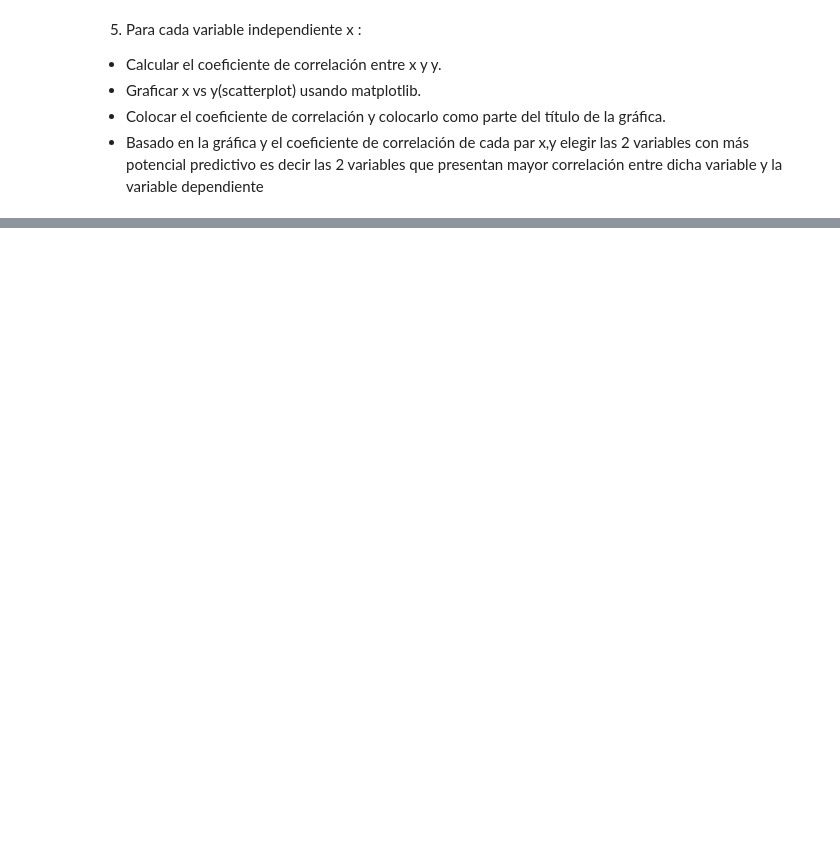
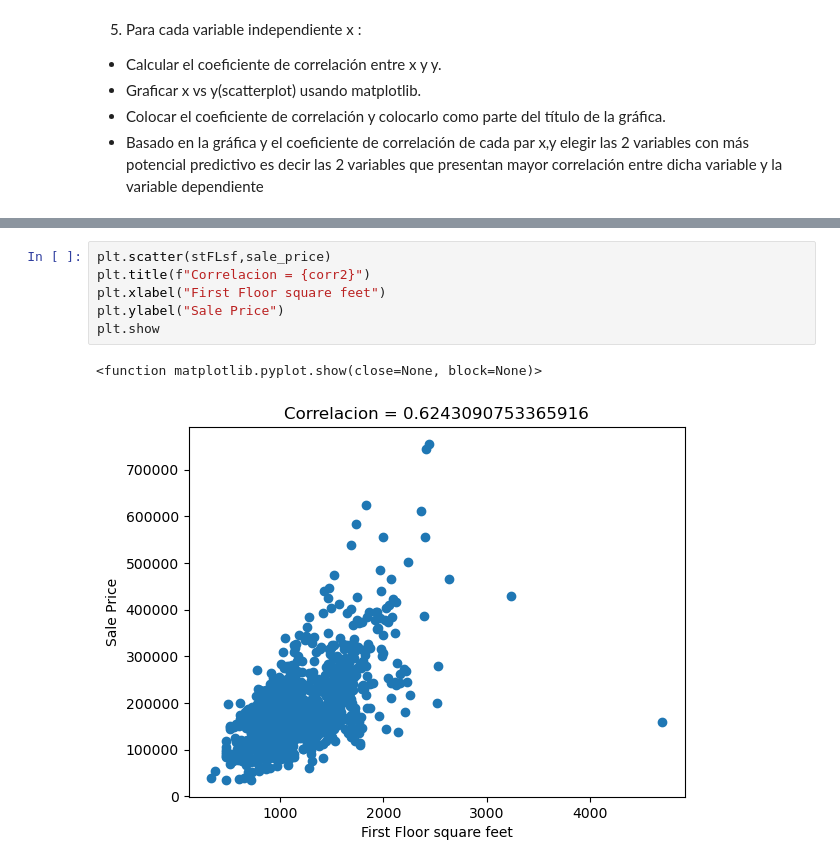
Before and after one commit to fhprime/Proyecto-Ciencia-de-Datos-FH-18003299, a Jupyter notebook: Proyecto Data Science Python FH 18003299.ipynb, the cells around one changed output, grey strips where cells are left out. Cells and saved outputs as stored; diff of their text form; blank space fills up the shorter version.

```diff
--- a/Proyecto Data Science Python FH 18003299.ipynb
+++ b/Proyecto Data Science Python FH 18003299.ipynb
@@ -126,0 +141,9 @@ El coeficiente de correlacion entre Sale Price y Linear Feet of street connected
+# %%
+plt.scatter(stFLsf,sale_price)
+plt.title(f"Correlacion = {corr2}")
+plt.xlabel("First Floor square feet")
+plt.ylabel("Sale Price")
+plt.show
+# %% [output]
+<function matplotlib.pyplot.show(close=None, block=None)>
+[figure, added]
```
Also changed, not shown: parts of 17 cells of this notebook.
